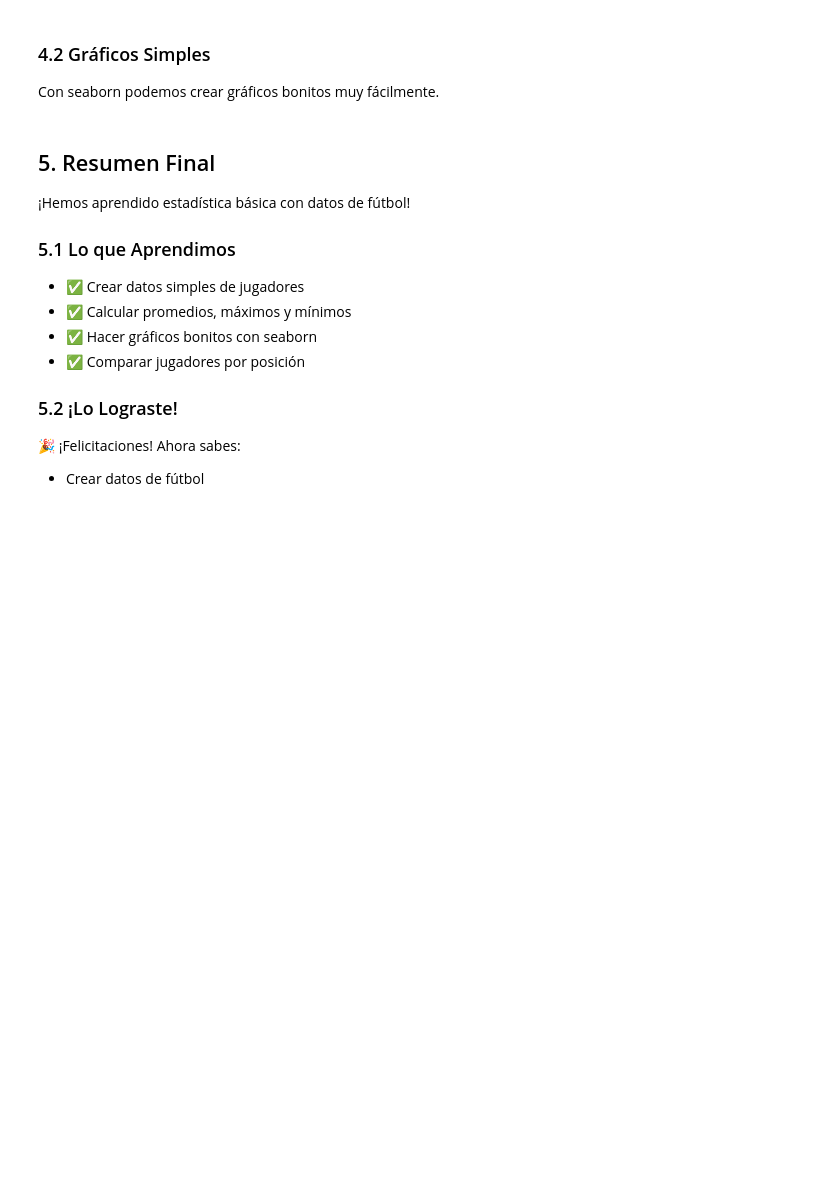
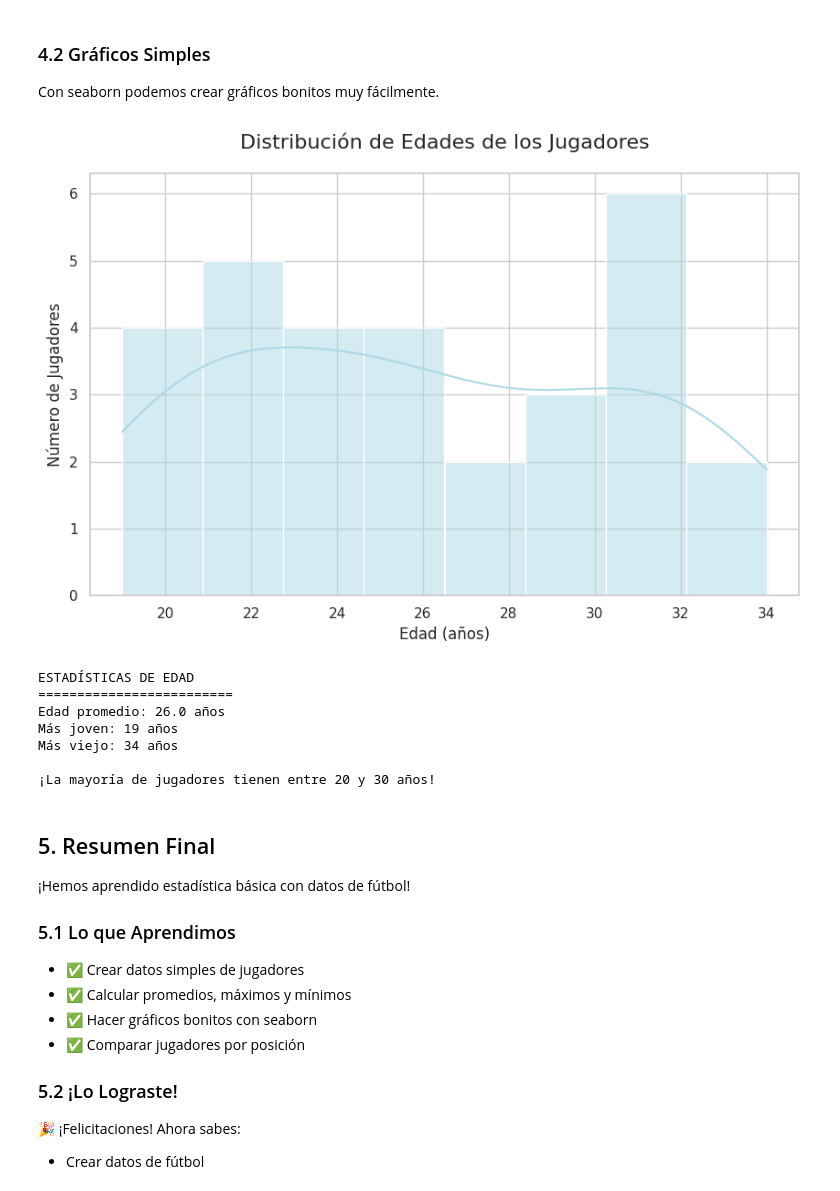
Before and after one commit to julihocc/prepatec-soccer-analytics, a Jupyter notebook: bloque-2/semana-3/estadistica-descriptiva.ipynb, the cells around one changed output. Drawn from its saved outputs; the diff is of its cells as text; code cells hidden in the pictures; blank space fills up the shorter version.

```diff
--- a/bloque-2/semana-3/estadistica-descriptiva.ipynb
+++ b/bloque-2/semana-3/estadistica-descriptiva.ipynb
@@ -170,21 +202,30 @@ Con seaborn podemos crear gráficos bonitos muy fácilmente.
 # %%
 # Crear gráfico de edades
 plt.figure(figsize=(10, 6))
 sns.histplot(data=df_jugadores, x='Edad', bins=8, kde=True, color='lightblue')
-plt.title('📊 Distribución de Edades de los Jugadores', size=16, pad=20)
+plt.title('Distribución de Edades de los Jugadores', size=16, pad=20)
 plt.xlabel('Edad (años)')
 plt.ylabel('Número de Jugadores')
 plt.show()
 
 # Ver estadísticas de edad
-print("👥 ESTADÍSTICAS DE EDAD")
+print("ESTADÍSTICAS DE EDAD")
 print("=" * 25)
 edades = df_jugadores['Edad']
-print(f"🎂 Edad promedio: {edades.mean():.1f} años")
-print(f"👶 Más joven: {edades.min()} años")
-print(f"👨 Más viejo: {edades.max()} años")
+print(f"Edad promedio: {edades.mean():.1f} años")
+print(f"Más joven: {edades.min()} años")
+print(f"Más viejo: {edades.max()} años")
 
-print("\n🎯 ¡La mayoría de jugadores tienen entre 20 y 30 años!")
+print("\n¡La mayoría de jugadores tienen entre 20 y 30 años!")
+# %% [output]
+[figure, added]
+ESTADÍSTICAS DE EDAD
+=========================
+Edad promedio: 26.0 años
+Más joven: 19 años
+Más viejo: 34 años
+
+¡La mayoría de jugadores tienen entre 20 y 30 años!
 # %% [markdown]
 ## 5. Resumen Final
 
```
Also changed, not shown: parts of 3 cells of this notebook.
